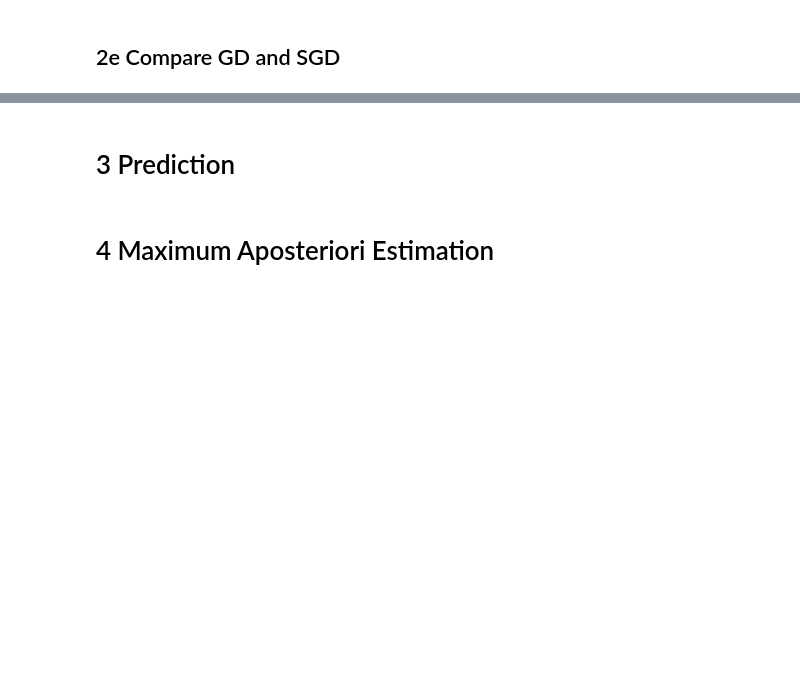
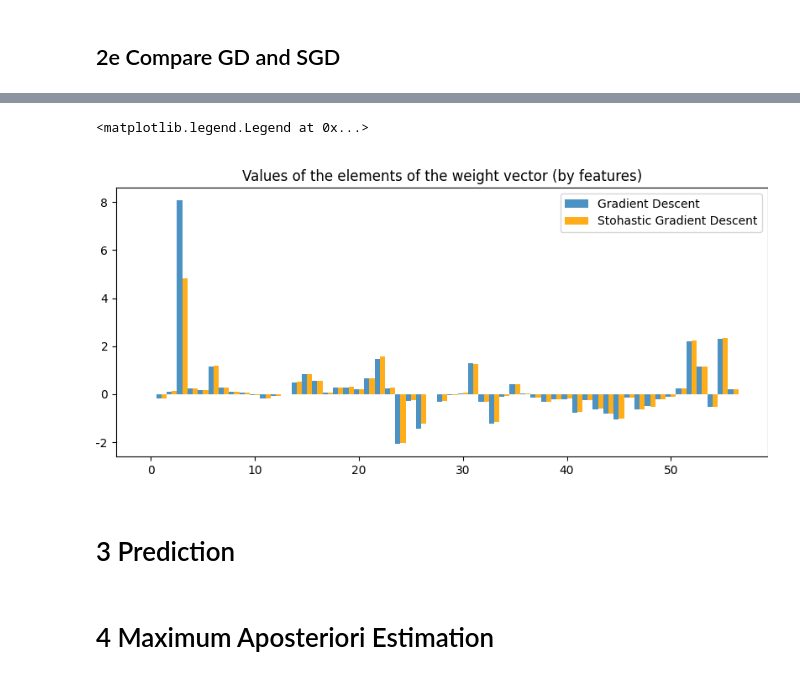
Before and after one commit to abisliouk/-IE675b-machine-learning, a Jupyter notebook: Assignment 2/a02-lr.ipynb, the cells around one changed output, grey strips where cells are left out. Saved outputs shown, nothing was run; the diff lists cells and outputs as text; code cells hidden in the pictures; blank space fills up the shorter version.

```diff
--- a/Assignment 2/a02-lr.ipynb
+++ b/Assignment 2/a02-lr.ipynb
@@ -570,3 +661,14 @@ wz_sgd, vz_sgd, ez_sgd = optimize(sgd(y, Xz), w0, nepochs=500)
+# %%
+plt.figure(figsize=(8, 4))
+barwidth = 0.5
+plt.bar(np.arange(0,57)-barwidth/2, wz_gd, width=barwidth, label="Gradient Descent", alpha = 0.8)
+plt.bar(np.arange(0,57)+barwidth/2, wz_sgd, width=barwidth, label="Stohastic Gradient Descent", color='orange', alpha=0.9)
+plt.title("Values of the elements of the weight vector (by features)")
+plt.subplots_adjust(left=0.03, right=1.0, top=0.90, bottom=0.1)
+plt.legend()
+# %% [output]
+<matplotlib.legend.Legend at 0x...>
+[figure, added]
 # %% [markdown]
 # 3 Prediction
 # %%
```
Also changed, not shown: parts of 9 cells of this notebook.
